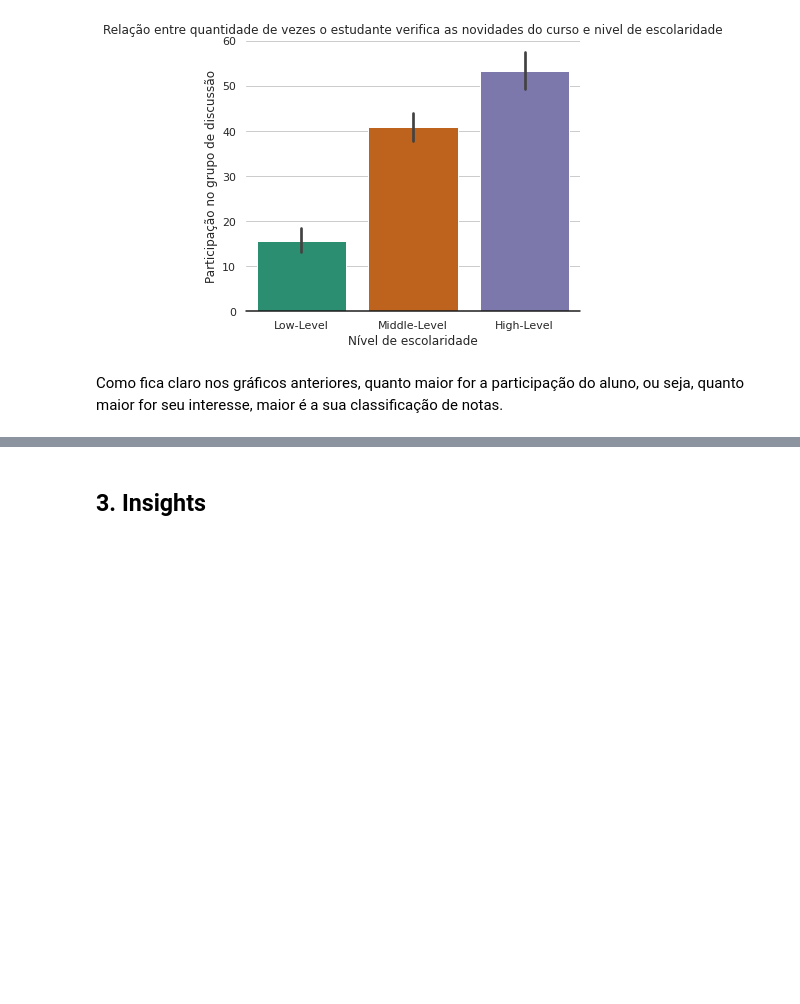
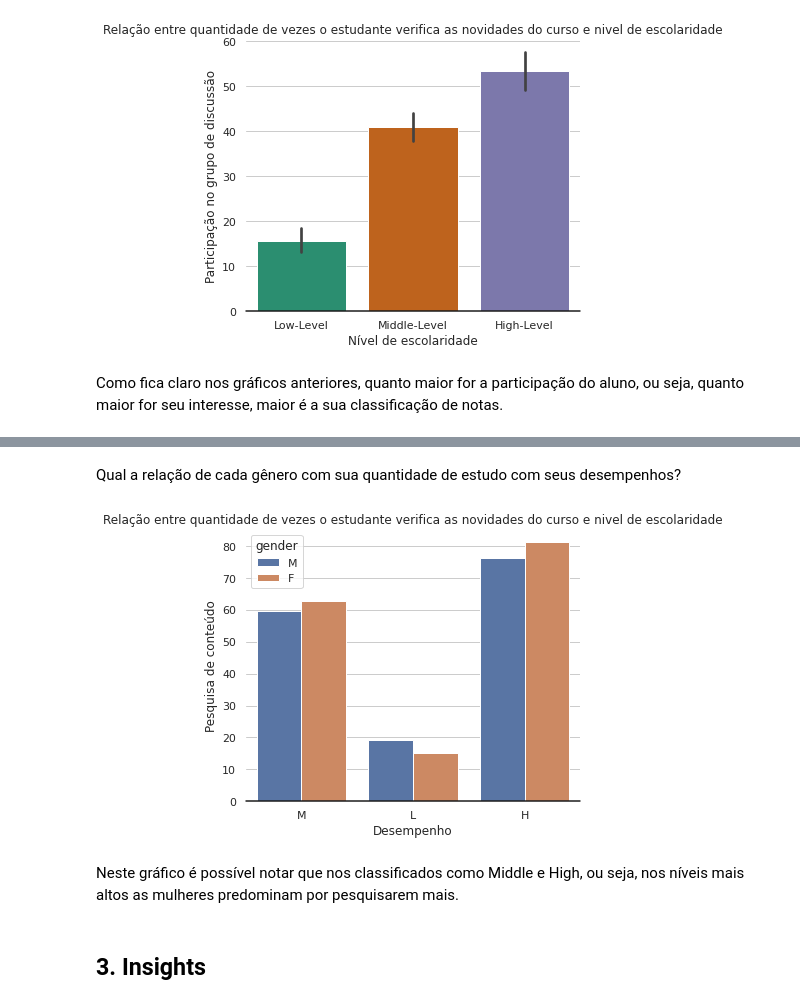
Before and after one commit to atlantico-academy/student-academic-performance, a Jupyter notebook: notebooks/01-exploratory_data_analysis.ipynb, the cells around one changed output, grey strips where cells are left out. Saved outputs shown, nothing was run; the diff lists cells and outputs as text; code cells hidden in the pictures; blank space fills up the shorter version.

```diff
--- a/notebooks/01-exploratory_data_analysis.ipynb
+++ b/notebooks/01-exploratory_data_analysis.ipynb
@@ -701,2 +725,17 @@ Como fica claro nos gráficos anteriores, quanto maior for a participação do a
+# %% [markdown]
+Qual a relação de cada gênero com sua quantidade de estudo com seus desempenhos?
+# %%
+plt.figure(figsize=(6,5))
+ax = sns.barplot(data=df, x='Class', y='VisITedResources', hue='gender', ci=None)
+plt.xlabel('Desempenho')
+plt.ylabel('Pesquisa de conteúdo')
+plt.title('Relação entre quantidade de vezes o estudante verifica as novidades do curso e nivel de escolaridade', fontsize=12)
+ax.set(frame_on=False)
+ax.axhline(0, color="k", clip_on=False)
+plt.show()
+display(Markdown("Neste gráfico é possível notar que nos classificados como Middle e High, ou seja, nos níveis mais altos as mulheres predominam por pesquisarem mais."))
+# %% [output]
+[figure, added]
+Neste gráfico é possível notar que nos classificados como Middle e High, ou seja, nos níveis mais altos as mulheres predominam por pesquisarem mais.
 # %% [markdown]
 ## 3. Insights
```
Also changed, not shown: parts of 25 cells of this notebook.
